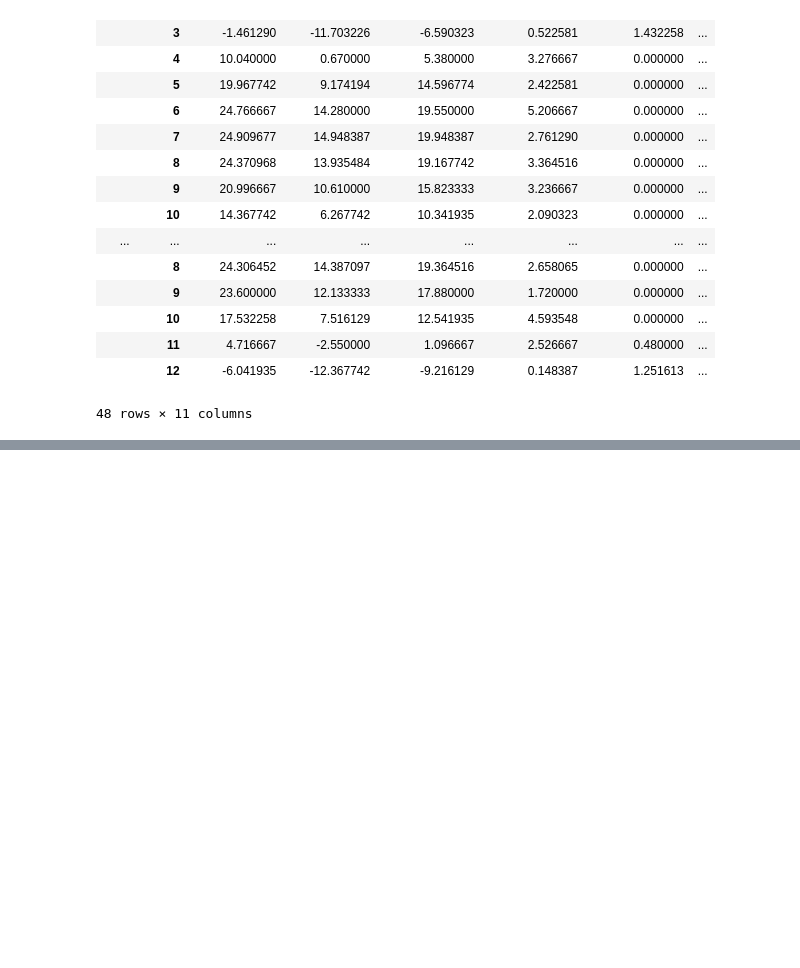
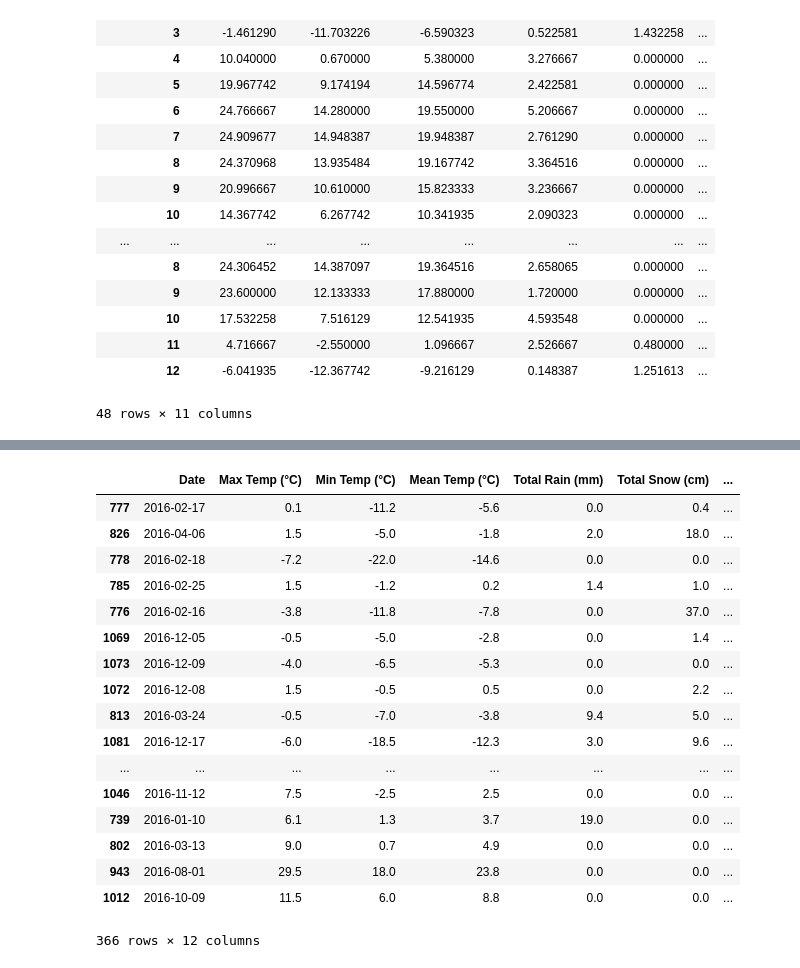
Before and after one commit to akiencore/collisionInOttawa2014to2017, a Jupyter notebook: HPIntegration_Analysis.ipynb, the cells around one changed output, grey strips where cells are left out. Cells and saved outputs as stored; diff of their text form; code cells hidden in the pictures; blank space fills up the shorter version.

```diff
--- a/HPIntegration_Analysis.ipynb
+++ b/HPIntegration_Analysis.ipynb
@@ -351,0 +559,21 @@ df_avg
+# %%
+wt1417[wt1417["Year"]==2016].sort_values(["Number of Collisions"], ascending=[0])
+# %% [output]
+|  | Date | Max Temp (°C) | Min Temp (°C) | Mean Temp (°C) | Total Rain (mm) | Total Snow (cm) | ... |
+| 777 | 2016-02-17 | 0.1 | -11.2 | -5.6 | 0.0 | 0.4 | ... |
+| 826 | 2016-04-06 | 1.5 | -5.0 | -1.8 | 2.0 | 18.0 | ... |
+| 778 | 2016-02-18 | -7.2 | -22.0 | -14.6 | 0.0 | 0.0 | ... |
+| 785 | 2016-02-25 | 1.5 | -1.2 | 0.2 | 1.4 | 1.0 | ... |
+| 776 | 2016-02-16 | -3.8 | -11.8 | -7.8 | 0.0 | 37.0 | ... |
+| 1069 | 2016-12-05 | -0.5 | -5.0 | -2.8 | 0.0 | 1.4 | ... |
+| 1073 | 2016-12-09 | -4.0 | -6.5 | -5.3 | 0.0 | 0.0 | ... |
+| 1072 | 2016-12-08 | 1.5 | -0.5 | 0.5 | 0.0 | 2.2 | ... |
+| 813 | 2016-03-24 | -0.5 | -7.0 | -3.8 | 9.4 | 5.0 | ... |
+| 1081 | 2016-12-17 | -6.0 | -18.5 | -12.3 | 3.0 | 9.6 | ... |
+| ... | ... | ... | ... | ... | ... | ... | ... |
+| 1046 | 2016-11-12 | 7.5 | -2.5 | 2.5 | 0.0 | 0.0 | ... |
+| 739 | 2016-01-10 | 6.1 | 1.3 | 3.7 | 19.0 | 0.0 | ... |
+| 802 | 2016-03-13 | 9.0 | 0.7 | 4.9 | 0.0 | 0.0 | ... |
+| 943 | 2016-08-01 | 29.5 | 18.0 | 23.8 | 0.0 | 0.0 | ... |
+| 1012 | 2016-10-09 | 11.5 | 6.0 | 8.8 | 0.0 | 0.0 | ... |
+366 rows × 12 columns
```
Also changed, not shown: parts of 16 cells of this notebook.
